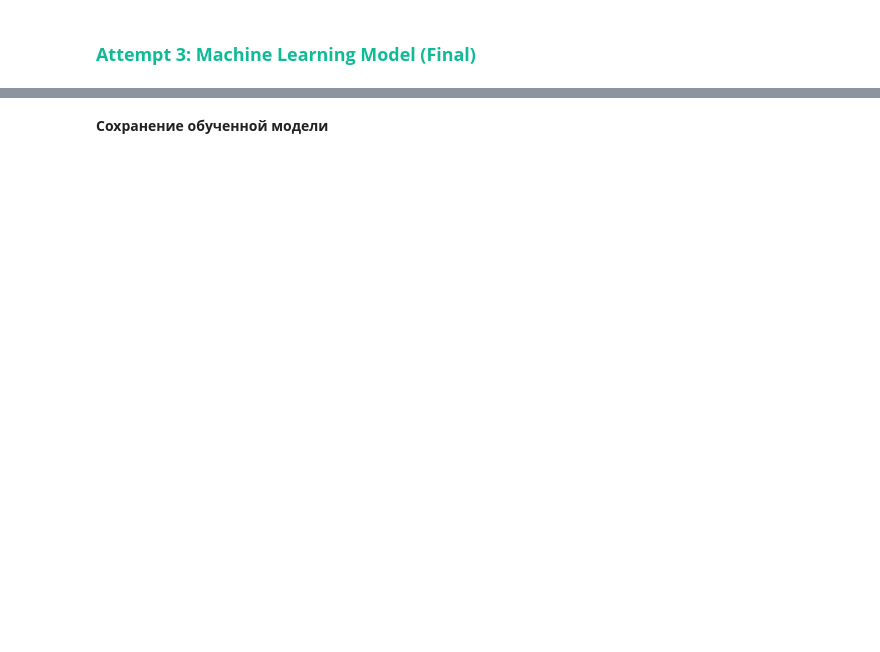
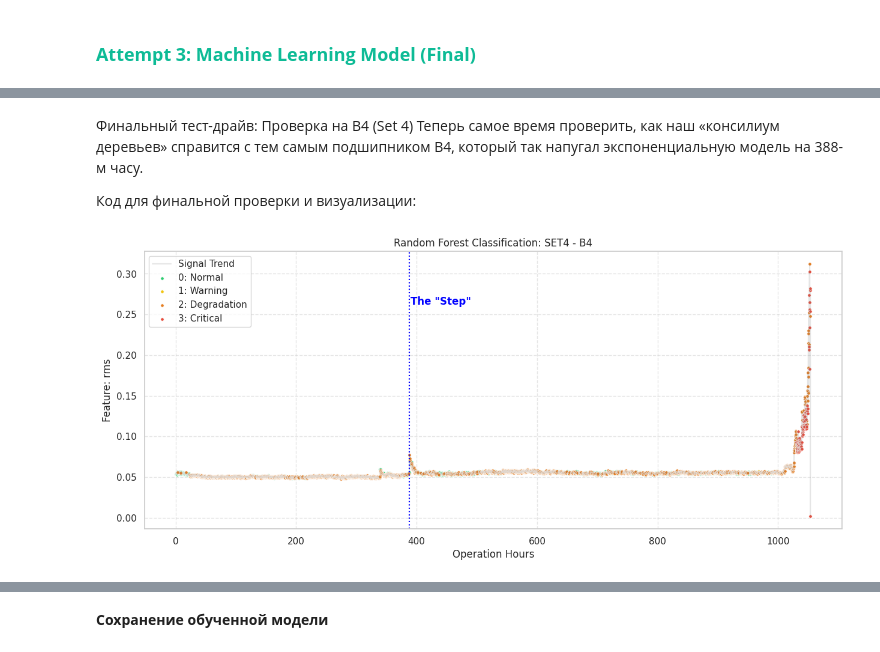
Before and after one commit to czeberyak/industrial-health-index-pdm, a Jupyter notebook: notebooks/industrial-health-index-pdm.ipynb, the cells around one changed output, grey strips where cells are left out. Cells and saved outputs as stored; diff of their text form; code cells hidden in the pictures; blank space fills up the shorter version.

```diff
--- a/notebooks/industrial-health-index-pdm.ipynb
+++ b/notebooks/industrial-health-index-pdm.ipynb
@@ -1097,0 +1221,57 @@ plt.show()
+# %% [markdown]
+Финальный тест-драйв: Проверка на B4 (Set 4)
+Теперь самое время проверить, как наш «консилиум деревьев» справится с тем самым подшипником B4, который так напугал экспоненциальную модель на 388-м часу.
+
+Код для финальной проверки и визуализации:
+# %%
+def plot_ml_prediction(dataset_name, b_id):
+    # 1. Готовим данные
+    stats_df = get_stats_for_bearing(dataset_name, b_id)
+    X_test = get_advanced_features(stats_df, b_id)
+
+    # 2. Пересчёт индекса в часы: Hours = Index / 6 (6 замеров в час, каждые 10 минут)
+    X_test['op_hours'] = X_test.index / 6
+
+
+    # 3. Предсказание
+    X_for_pred = X_test.drop(columns=['op_hours'])
+    preds = rf_model.predict(X_for_pred)
+
+    # 4. Визуализация
+    plt.figure(figsize=(15, 6))
+
+    # Автоматический поиск колонки для фона (ищем что‑то похожее на HI)
+    hi_cols = [c for c in X_test.columns if 'hi' in c.lower() and 'roll' not in c and 'grad' not in c]
+    hi_plot_col = hi_cols[0] if hi_cols else X_test.columns[1]  # Берём HI или вторую колонку после времени
+
+
+    # Рисуем фон
+    plt.plot(X_test['op_hours'], X_test[hi_plot_col], color='gray', alpha=0.2, label='Signal Trend')
+
+    # Раскрашиваем точки по классам
+    colors = ['#2ecc71', '#f1c40f', '#e67e22', '#e74c3c']
+    labels = ['0: Normal', '1: Warning', '2: Degradation', '3: Critical']
+
+    for i in range(4):
+        mask = (preds == i)
+        if mask.any():
+            plt.scatter(X_test.loc[mask, 'op_hours'], X_test.loc[mask, hi_plot_col],
+                        c=colors[i], label=labels[i], s=15, edgecolors='white', linewidth=0.5)
+
+    plt.title(f'Random Forest Classification: {dataset_name.upper()} - {b_id.upper()}')
+    plt.xlabel('Operation Hours')
+    plt.ylabel(f'Feature: {hi_plot_col}')
+    plt.legend(loc='upper left')
+    plt.grid(True, linestyle='--', alpha=0.5)
+
+    # Отметка аномалии для B4
+    if b_id.lower() == 'b4' and dataset_name.lower() == 'set4':
+        plt.axvline(x=388, color='blue', linestyle=':', label='Step Anomaly (388h)')
+        plt.text(390, plt.ylim()[1]*0.8, 'The "Step"', color='blue', fontweight='bold')
+
+    plt.show()
+
+# Запускаем финальный аккорд!
+plot_ml_prediction('set4', 'b4')
+# %% [output]
+[figure, added]
```
Also changed, not shown: parts of 37 cells of this notebook.
